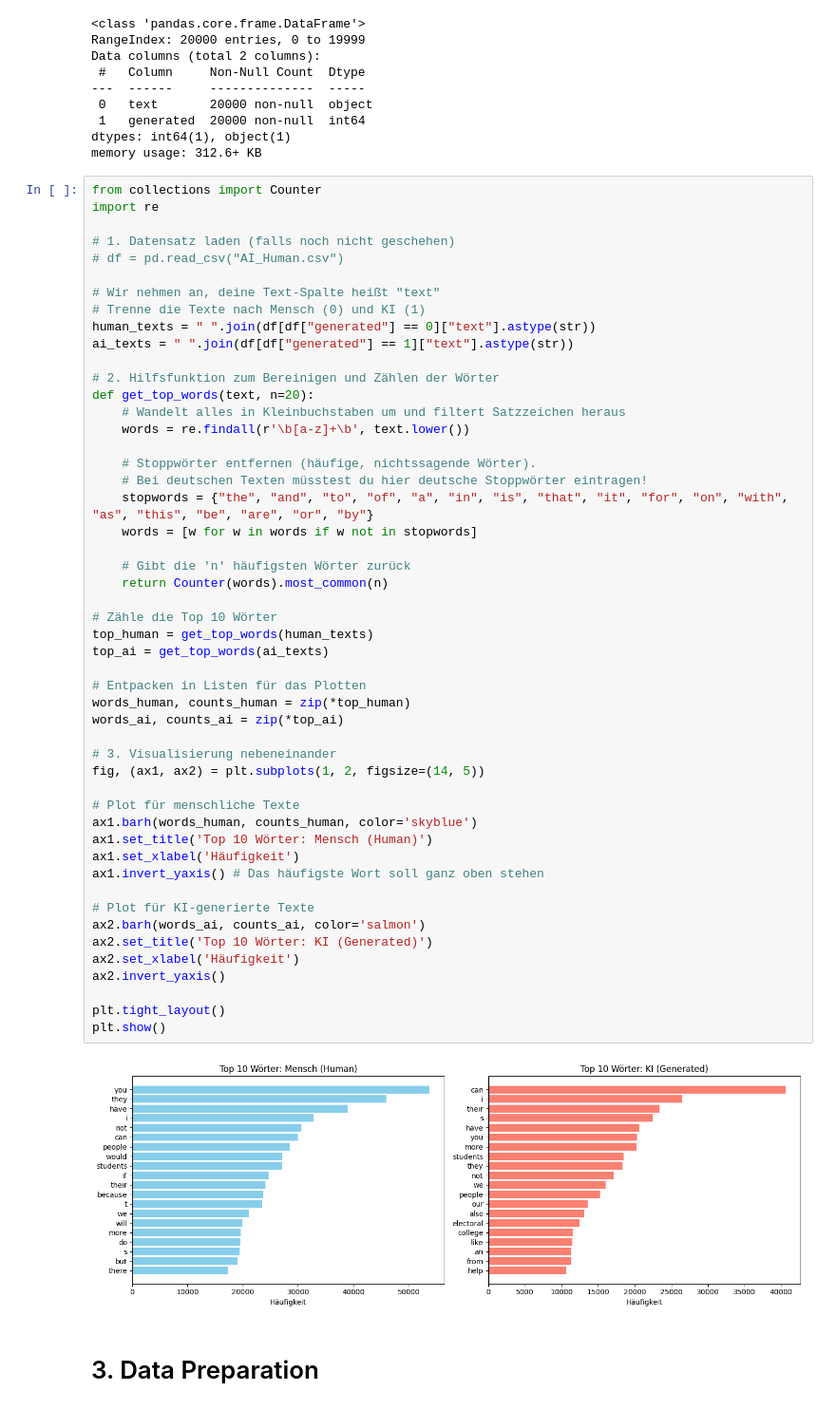
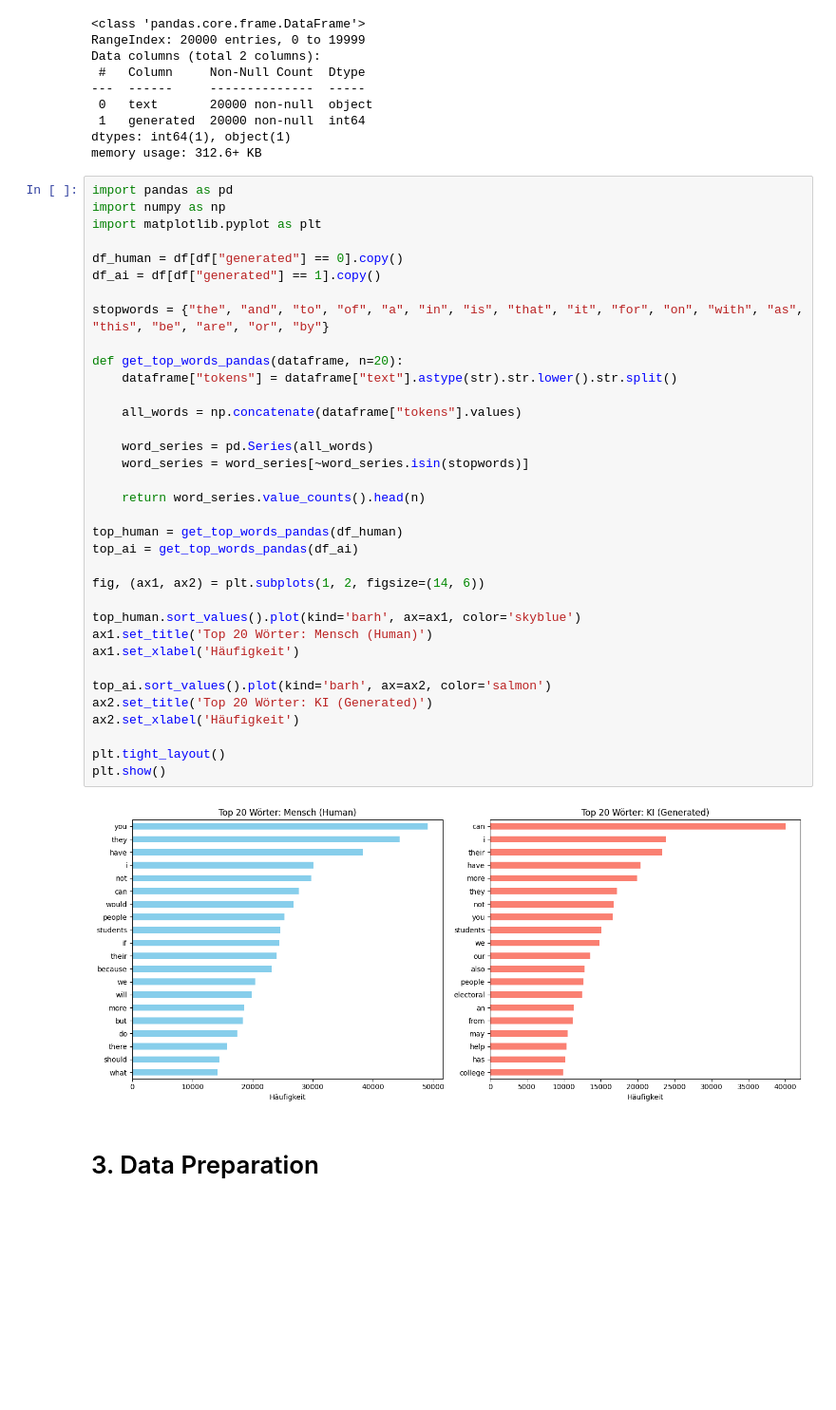
Before and after one commit to andreashubertus/DSundKI2, a Jupyter notebook: main.ipynb, the cells around one changed output. Shown at 95% size. Saved outputs shown, nothing was run; the diff lists cells and outputs as text; blank space fills up the shorter version.

Commit message:
rewrite top Wörter

```diff
--- a/main.ipynb
+++ b/main.ipynb
@@ -110,57 +110,42 @@ Data columns (total 2 columns):
 dtypes: int64(1), object(1)
 memory usage: 312.6+ KB
 # %%
-from collections import Counter
-import re
+import pandas as pd
+import numpy as np
+import matplotlib.pyplot as plt
 
-# 1. Datensatz laden (falls noch nicht geschehen)
-# df = pd.read_csv("AI_Human.csv")
+df_human = df[df["generated"] == 0].copy()
+df_ai = df[df["generated"] == 1].copy()
 
-# Wir nehmen an, deine Text-Spalte heißt "text"
-# Trenne die Texte nach Mensch (0) und KI (1)
-human_texts = " ".join(df[df["generated"] == 0]["text"].astype(str))
-ai_texts = " ".join(df[df["generated"] == 1]["text"].astype(str))
+stopwords = {"the", "and", "to", "of", "a", "in", "is", "that", "it", "for", "on", "with", "as", "this", "be", "are", "or", "by"}
 
-# 2. Hilfsfunktion zum Bereinigen und Zählen der Wörter
-def get_top_words(text, n=20):
-    # Wandelt alles in Kleinbuchstaben um und filtert Satzzeichen heraus
-    words = re.findall(r'\b[a-z]+\b', text.lower())
+def get_top_words_pandas(dataframe, n=20):
+    dataframe["tokens"] = dataframe["text"].astype(str).str.lower().str.split()
 
-    # Stoppwörter entfernen (häufige, nichtssagende Wörter).
-    # Bei deutschen Texten müsstest du hier deutsche Stoppwörter eintragen!
-    stopwords = {"the", "and", "to", "of", "a", "in", "is", "that", "it", "for", "on", "with", "as", "this", "be", "are", "or", "by"}
-    words = [w for w in words if w not in stopwords]
+    all_words = np.concatenate(dataframe["tokens"].values)
 
-    # Gibt die 'n' häufigsten Wörter zurück
-    return Counter(words).most_common(n)
+    word_series = pd.Series(all_words)
+    word_series = word_series[~word_series.isin(stopwords)]
 
-# Zähle die Top 10 Wörter
-top_human = get_top_words(human_texts)
-top_ai = get_top_words(ai_texts)
+    return word_series.value_counts().head(n)
 
-# Entpacken in Listen für das Plotten
-words_human, counts_human = zip(*top_human)
-words_ai, counts_ai = zip(*top_ai)
+top_human = get_top_words_pandas(df_human)
+top_ai = get_top_words_pandas(df_ai)
 
-# 3. Visualisierung nebeneinander
-fig, (ax1, ax2) = plt.subplots(1, 2, figsize=(14, 5))
+fig, (ax1, ax2) = plt.subplots(1, 2, figsize=(14, 6))
 
-# Plot für menschliche Texte
-ax1.barh(words_human, counts_human, color='skyblue')
-ax1.set_title('Top 10 Wörter: Mensch (Human)')
+top_human.sort_values().plot(kind='barh', ax=ax1, color='skyblue')
+ax1.set_title('Top 20 Wörter: Mensch (Human)')
 ax1.set_xlabel('Häufigkeit')
-ax1.invert_yaxis() # Das häufigste Wort soll ganz oben stehen
 
-# Plot für KI-generierte Texte
-ax2.barh(words_ai, counts_ai, color='salmon')
-ax2.set_title('Top 10 Wörter: KI (Generated)')
+top_ai.sort_values().plot(kind='barh', ax=ax2, color='salmon')
+ax2.set_title('Top 20 Wörter: KI (Generated)')
 ax2.set_xlabel('Häufigkeit')
-ax2.invert_yaxis()
 
 plt.tight_layout()
 plt.show()
 # %% [output]
-[figure, old version]
+[figure, new version]
 # %% [markdown]
 # 3. Data Preparation
 # %% [markdown]
```
Also changed, not shown: parts of 1 cell of this notebook.
